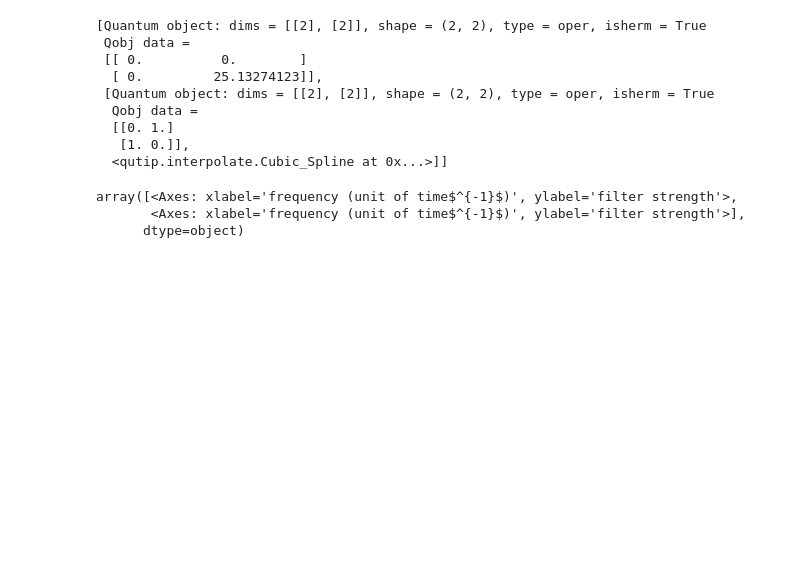
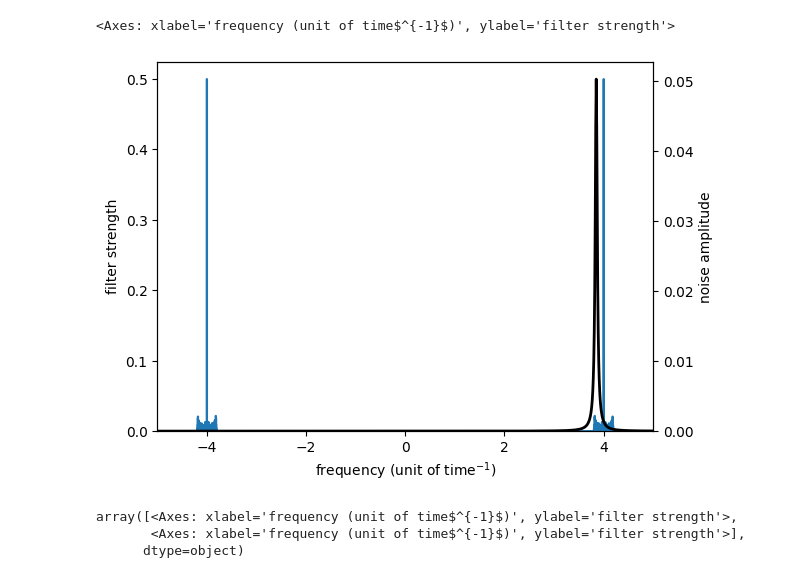
Before and after one commit to hzw770/kdshmap, a Jupyter notebook: kdshmap_example.ipynb, the cells around one changed output. Cells and saved outputs as stored; diff of their text form; code cells hidden in the pictures; blank space fills up the shorter version.

```diff
--- a/kdshmap_example.ipynb
+++ b/kdshmap_example.ipynb
@@ -56,15 +74,12 @@ plt.plot(t_list, solver2.expect[0].real)
 # %%
-H
+t_list = np.linspace(0,200,50001)
+H = (q.num(tmon_dim)*wq + alpha * (q.num(tmon_dim)*(q.num(tmon_dim)-1)/2)) * 2 * np.pi
+H = [H, [n, q.interpolate.Cubic_Spline(0, t_list[-1], drive_list)]]
-# %% [output]
-[Quantum object: dims = [[2], [2]], shape = (2, 2), type = oper, isherm = True
- Qobj data =
- [[ 0.          0.        ]
-  [ 0.         25.13274123]],
- [Quantum object: dims = [[2], [2]], shape = (2, 2), type = oper, isherm = True
-  Qobj data =
-  [[0. 1.]
-   [1. 0.]],
-  <qutip.interpolate.Cubic_Spline at 0x...>]]
+# %%
+kd.plot_filter_Sf(H,t_list,n,f_list,Sf_list,trunc_freq=(-5,5))
+# %% [output]
+<Axes: xlabel='frequency (unit of time$^{-1}$)', ylabel='filter strength'>
+[figure, added]
 # %%
 kd.plot_filter_Sf_multiple(H,t_list,[n,n],[f_list,f_list],[Sf_list,Sf_list],trunc_freq_list=[(-5,5), (-5,5)])
 # %% [output]
```
Also changed, not shown: parts of 26 cells of this notebook, 6 other files.
